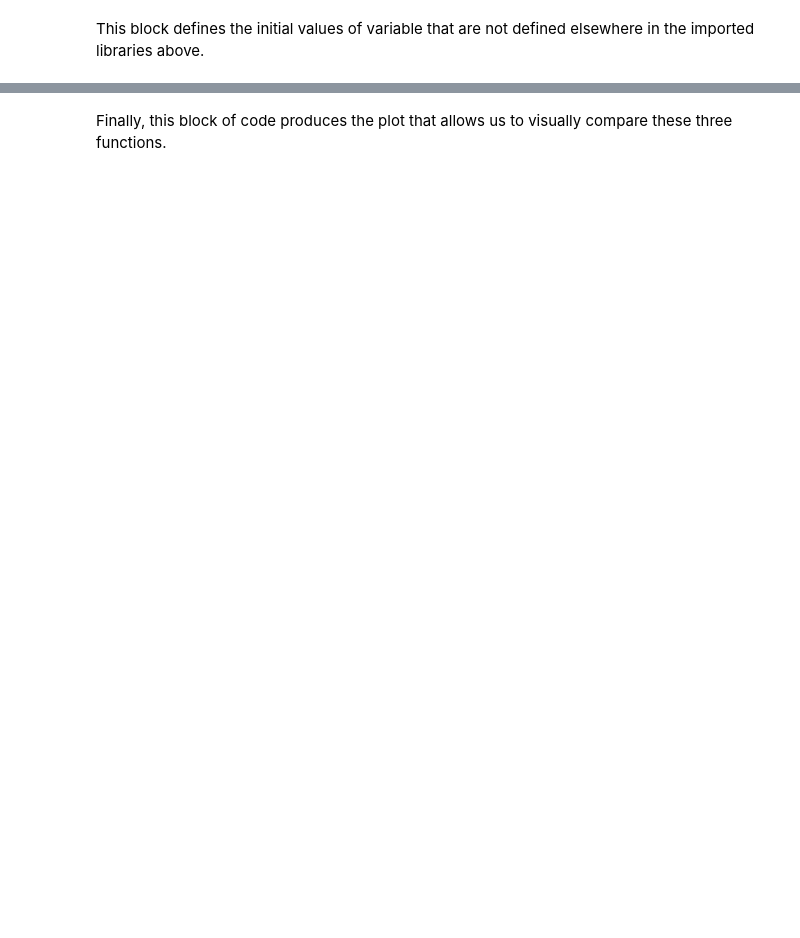
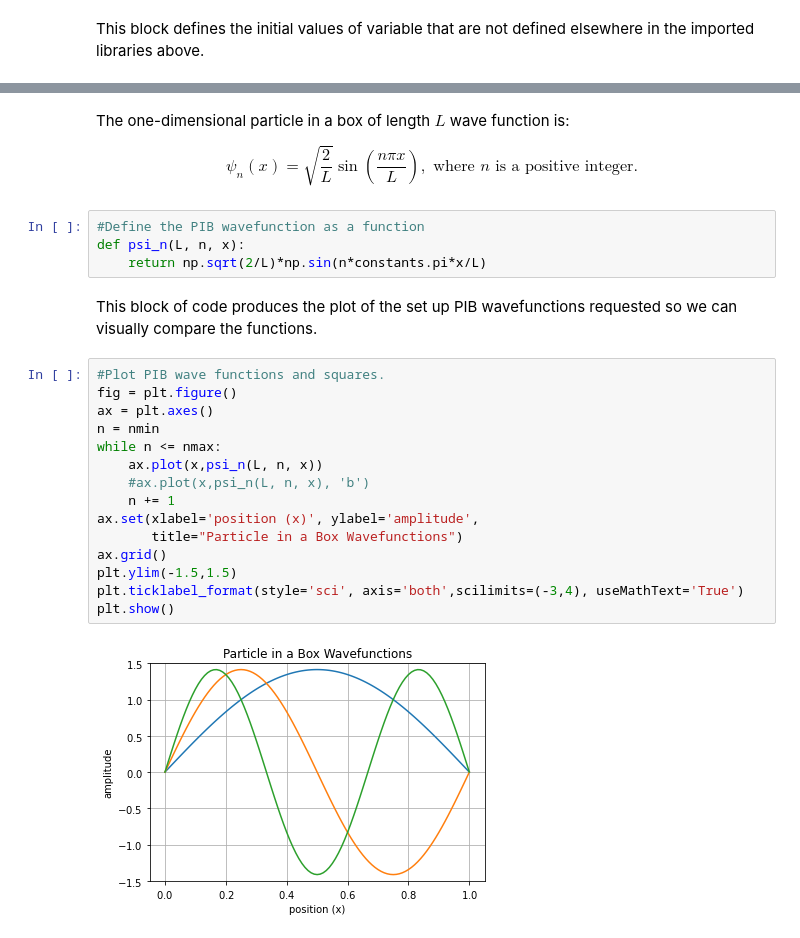
Before and after one commit to hlberghout/CHEM4420, a Jupyter notebook: 10_92_PiB_Wavefunction_Plots.ipynb, the cells around one changed output, grey strips where cells are left out. Saved outputs shown, nothing was run; the diff lists cells and outputs as text; blank space fills up the shorter version.

```diff
--- a/10_92_PiB_Wavefunction_Plots.ipynb
+++ b/10_92_PiB_Wavefunction_Plots.ipynb
@@ -61,2 +32,27 @@ def r_P(l, T):
+# %% [markdown]
+The one-dimensional particle in a box of length $L$ wave function is:
+
+$$ \psi_n (x)=\sqrt{\frac {2} {L}} \sin \left( \frac {n \pi x} {L} \right), \text{ where } n \text{ is a positive integer.} $$
+# %%
+#Define the PIB wavefunction as a function
+def psi_n(L, n, x):
+    return np.sqrt(2/L)*np.sin(n*constants.pi*x/L)
 # %% [markdown]
-Finally, this block of code produces the plot that allows us to visually compare these three functions.
+This block of code produces the plot of the set up PIB wavefunctions requested so we can visually compare the functions.
+# %%
+#Plot PIB wave functions and squares.
+fig = plt.figure()
+ax = plt.axes()
+n = nmin
+while n <= nmax:
+    ax.plot(x,psi_n(L, n, x))
+    #ax.plot(x,psi_n(L, n, x), 'b')
+    n += 1
+ax.set(xlabel='position (x)', ylabel='amplitude',
+       title="Particle in a Box Wavefunctions")
+ax.grid()
+plt.ylim(-1.5,1.5)
+plt.ticklabel_format(style='sci', axis='both',scilimits=(-3,4), useMathText='True')
+plt.show()
+# %% [output]
+[figure, added]
```
Also changed, not shown: parts of 12 cells of this notebook.
